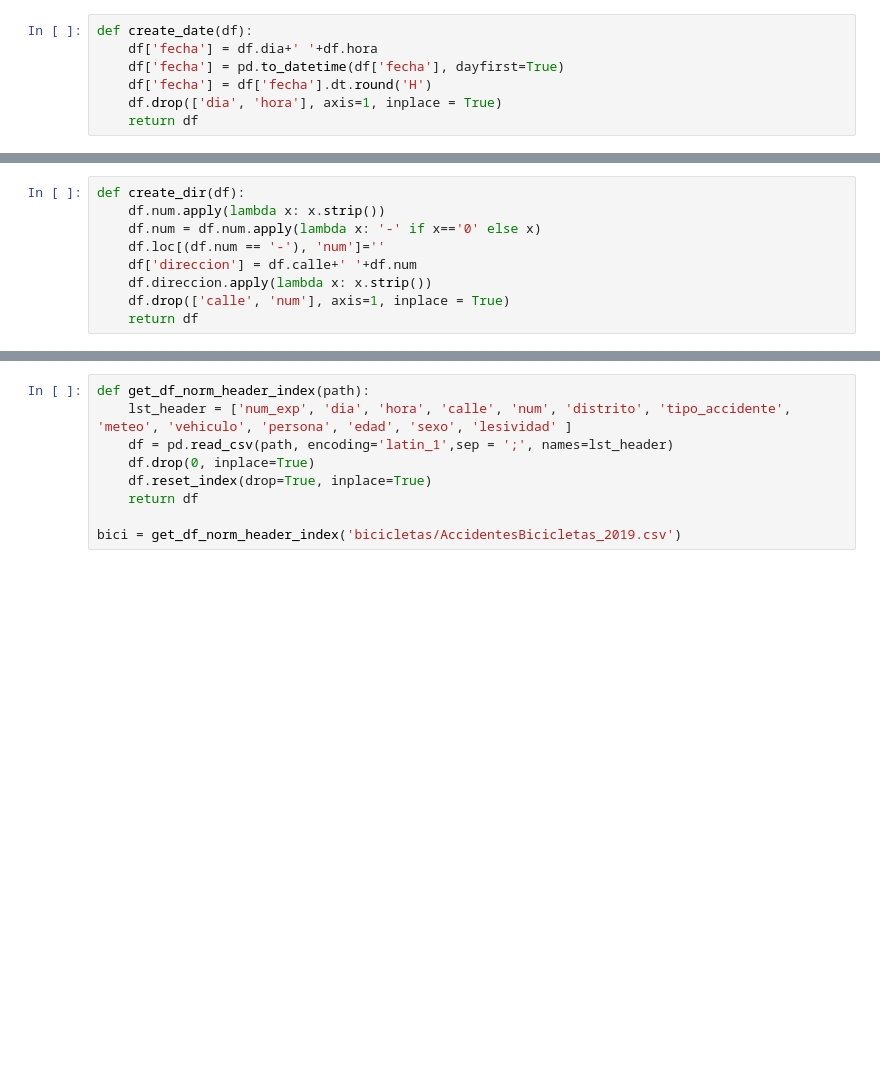
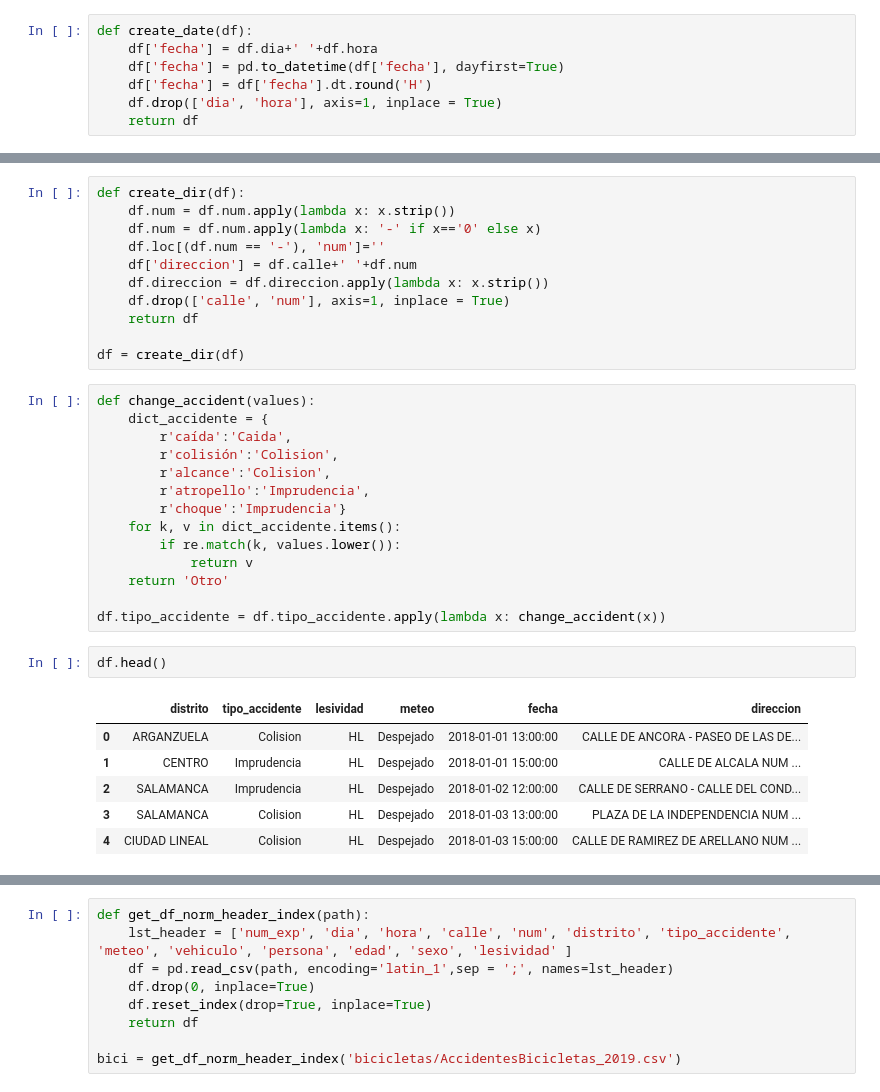
Before and after one commit to Ovion/Plan-B, a Jupyter notebook: input/raw_data/Cleaning_Untitled.ipynb, the cells around one changed output, grey strips where cells are left out. Cells and saved outputs as stored; diff of their text form; blank space fills up the shorter version.

```diff
--- a/input/raw_data/Cleaning_Untitled.ipynb
+++ b/input/raw_data/Cleaning_Untitled.ipynb
@@ -71,9 +68,34 @@ df.head()
 # %%
 def create_dir(df):
-    df.num.apply(lambda x: x.strip())
+    df.num = df.num.apply(lambda x: x.strip())
     df.num = df.num.apply(lambda x: '-' if x=='0' else x)
     df.loc[(df.num == '-'), 'num']=''
     df['direccion'] = df.calle+' '+df.num
-    df.direccion.apply(lambda x: x.strip())
+    df.direccion = df.direccion.apply(lambda x: x.strip())
     df.drop(['calle', 'num'], axis=1, inplace = True)
     return df
+
+df = create_dir(df)
+# %%
+def change_accident(values):
+    dict_accidente = {
+        r'caída':'Caida',
+        r'colisión':'Colision',
+        r'alcance':'Colision',
+        r'atropello':'Imprudencia',
+        r'choque':'Imprudencia'}
+    for k, v in dict_accidente.items():
+        if re.match(k, values.lower()):
+            return v
+    return 'Otro'
+
+df.tipo_accidente = df.tipo_accidente.apply(lambda x: change_accident(x))
+# %%
+df.head()
+# %% [output]
+|  | distrito | tipo_accidente | lesividad | meteo | fecha | direccion |
+| 0 | ARGANZUELA | Colision | HL | Despejado | 2018-01-01 13:00:00 | CALLE DE ANCORA - PASEO DE LAS DE... |
+| 1 | CENTRO | Imprudencia | HL | Despejado | 2018-01-01 15:00:00 | CALLE DE ALCALA NUM ... |
+| 2 | SALAMANCA | Imprudencia | HL | Despejado | 2018-01-02 12:00:00 | CALLE DE SERRANO - CALLE DEL COND... |
+| 3 | SALAMANCA | Colision | HL | Despejado | 2018-01-03 13:00:00 | PLAZA DE LA INDEPENDENCIA NUM ... |
+| 4 | CIUDAD LINEAL | Colision | HL | Despejado | 2018-01-03 15:00:00 | CALLE DE RAMIREZ DE ARELLANO NUM ... |
```
Also changed, not shown: parts of 12 cells of this notebook, 2 other files.
